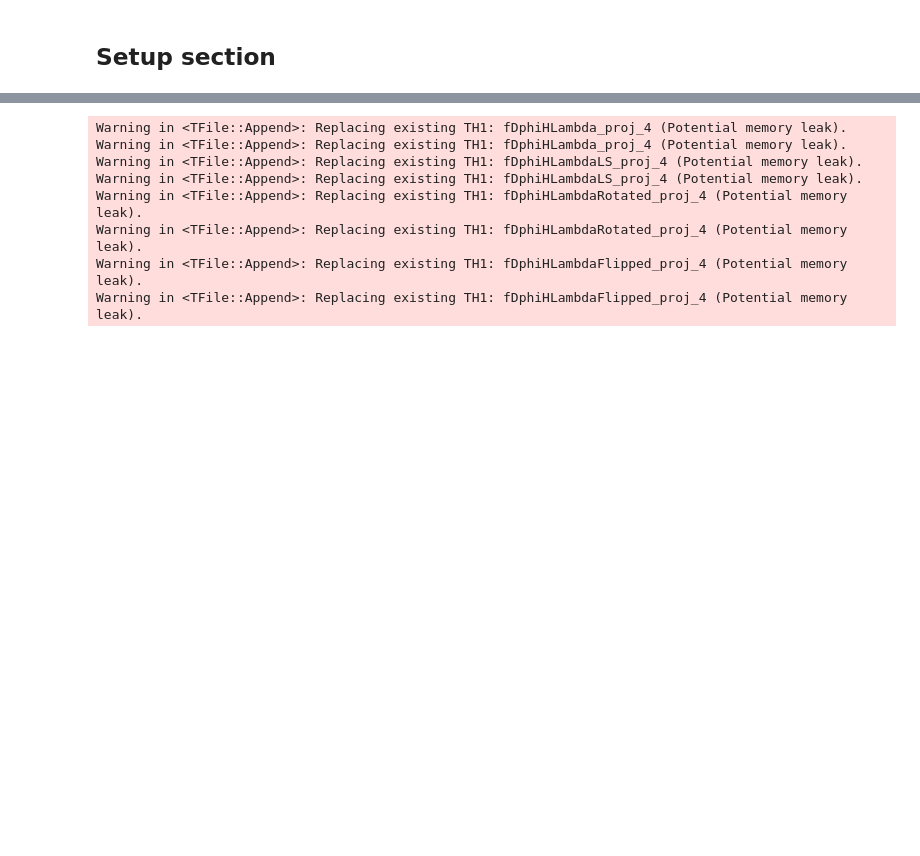
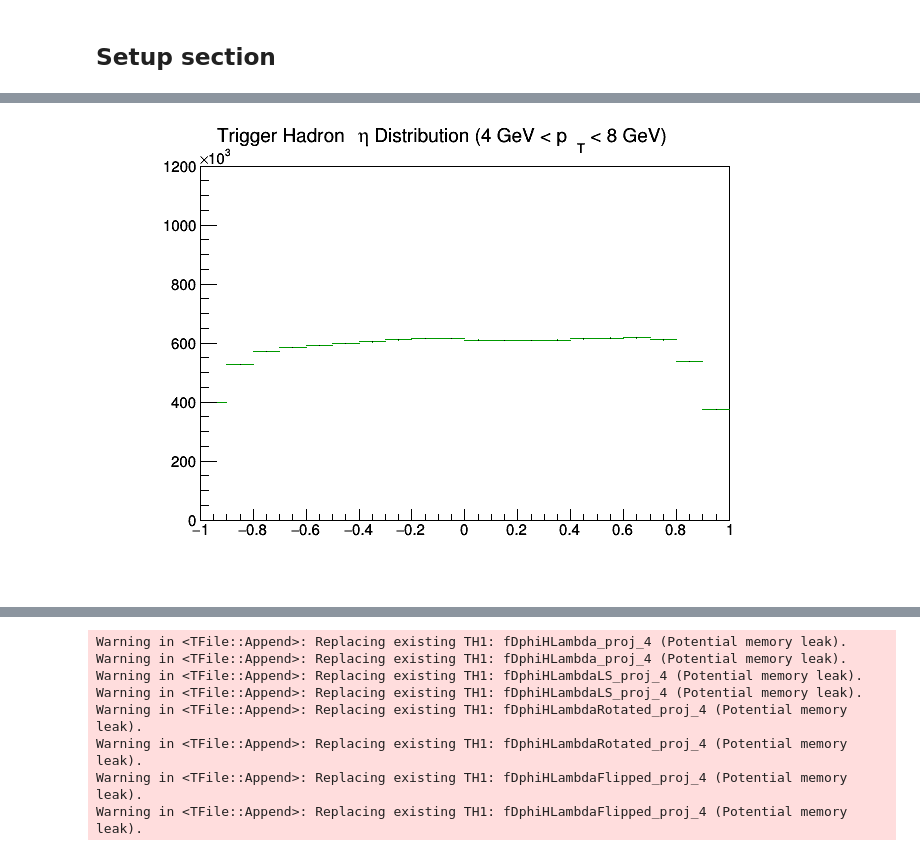
Before and after one commit to rhanniga/lambda-over-hadron, a Jupyter notebook: data/offline/lambda_hadron_mass.ipynb, the cells around one changed output, grey strips where cells are left out. Drawn from its saved outputs; the diff is of its cells as text; code cells hidden in the pictures; blank space fills up the shorter version.

```diff
--- a/data/offline/lambda_hadron_mass.ipynb
+++ b/data/offline/lambda_hadron_mass.ipynb
@@ -22,6 +23,16 @@ input_file_50_100 = rt.TFile('../online/output/fixed_filter_50_100.root')
 object_list_0_20 = input_file_0_20.Get("h-lambda")
 object_list_20_50 = input_file_20_50.Get("h-lambda")
 object_list_50_100 = input_file_50_100.Get("h-lambda")
+# %%
+pt_dist = object_list_0_20.FindObject("fTriggerDist").Projection(2)
+pt_dist.SetLineColor(rt.kGreen+2)
+pt_dist.GetYaxis().SetRangeUser(0, 1200e3)
+pt_dist.SetTitle("Trigger Hadron #eta Distribution (4 GeV < p_{T} < 8 GeV)")
+pt_dist.Sumw2()
+pt_dist.Draw()
+main_canvas.Draw()
+# %% [output]
+[figure, added]
 # %%
 object_list_0_20.FindObject("fDphiHLambda").GetAxis(0).SetRangeUser(4, 8)
 object_list_20_50.FindObject("fDphiHLambda").GetAxis(0).SetRangeUser(4, 8)
```
Also changed, not shown: parts of 19 cells of this notebook, 7 other files.
